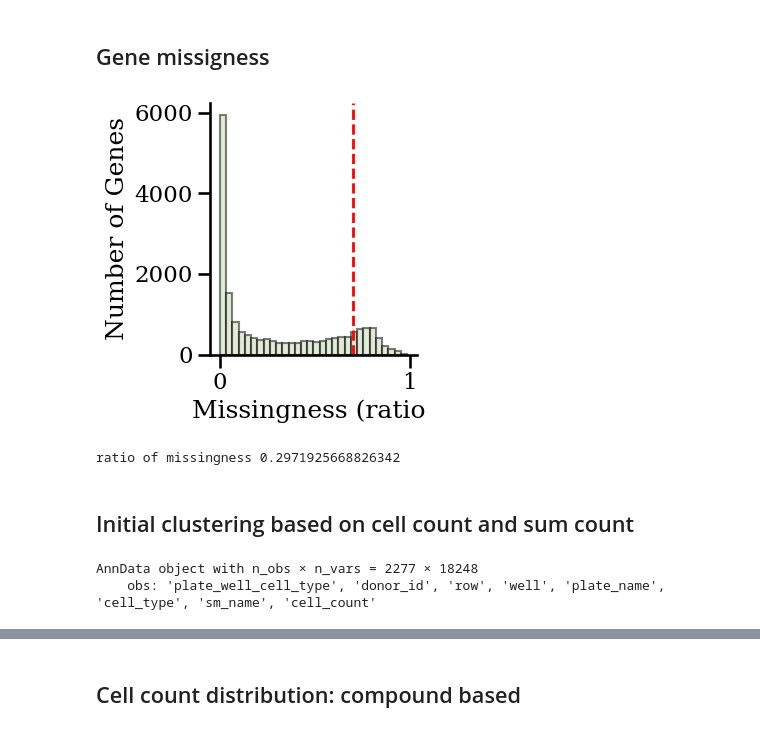
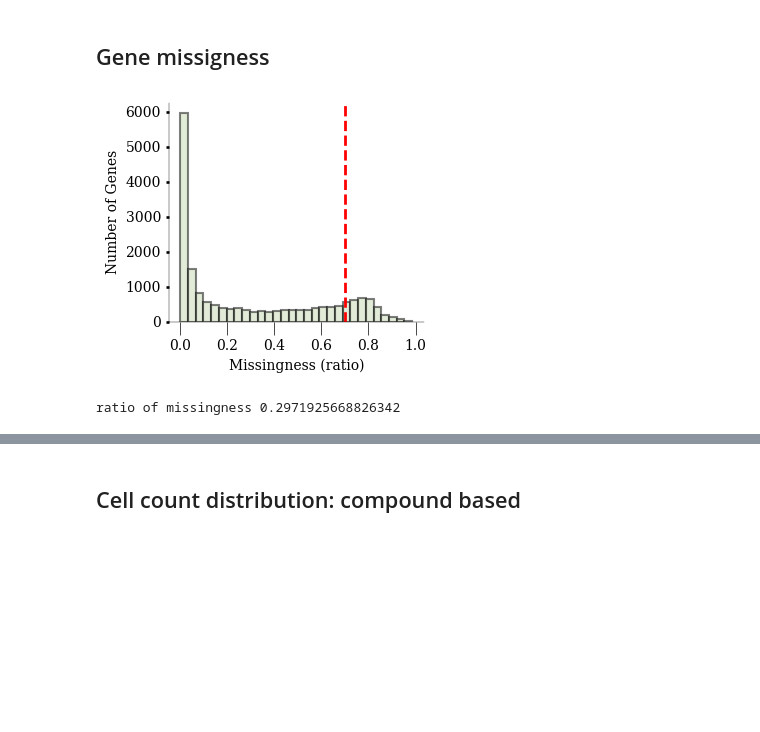
Before and after one commit to janursa/grn_benchmark, a Jupyter notebook: notebooks/preprocess_perturbation.ipynb, the cells around one changed output, grey strips where cells are left out. Drawn from its saved outputs; the diff is of its cells as text; code cells hidden in the pictures; blank space fills up the shorter version.

```diff
--- a/notebooks/preprocess_perturbation.ipynb
+++ b/notebooks/preprocess_perturbation.ipynb
@@ -533,5 +144,5 @@ ratio of missingness 0.3868958551668455
 # %%
-bulk_adata = ad.read_h5ad(f'{work_dir}/preprocess/bulk_adata.h5ad')
+bulk_adata = ad.read_h5ad(f'{task_grn_dir}/resources_local/pseudobulked_data.h5ad')
 
 sample_n = bulk_adata.shape[0]
 gene_n = bulk_adata.shape[1]
@@ -573,31 +159,24 @@ plt.show()
 # %%
 # Calculate missingness for each gene
 missingness = (bulk_adata.X == 0).mean(axis=0)
 missingness = np.array(missingness).flatten()
 
 # Plot the distribution
-fig, ax = plt.subplots(figsize=(3.5, 3.5))
+fig, ax = plt.subplots(figsize=(3.5, 3))
 ax.hist(missingness, bins=30, color=colors_cell_type[0], edgecolor='black', alpha=0.5)
 ax.axvline(x=0.7, color='red', linestyle='--', linewidth=2)  # Add a vertical line at 0.7
 # ax.set_title('Distribution of Gene Missingness')
 ax.set_xlabel('Missingness (ratio)')
 ax.set_ylabel('Number of Genes')
 ax.spines[['right', 'top']].set_visible(False)
 ax.grid(False)
 
 plt.tight_layout()
-
+fig.savefig(f'{work_dir}/preprocess/figs/gene_missingness.png', dpi=150, transparent=True)
 plt.show()
 # %% [output]
-[figure, old version]
+[figure, new version]
 # %%
 print('ratio of missingness' , (bulk_adata.X==0).sum()/bulk_adata.X.size)
 # %% [output]
 ratio of missingness 0.2971925668826342
-# %% [markdown]
-## Initial clustering based on cell count and sum count
-# %%
-bulk_adata
-# %% [output]
-AnnData object with n_obs × n_vars = 2277 × 18248
-    obs: 'plate_well_cell_type', 'donor_id', 'row', 'well', 'plate_name', 'cell_type', 'sm_name', 'cell_count'
```
Also changed, not shown: parts of 117 cells of this notebook, 10 other files.
